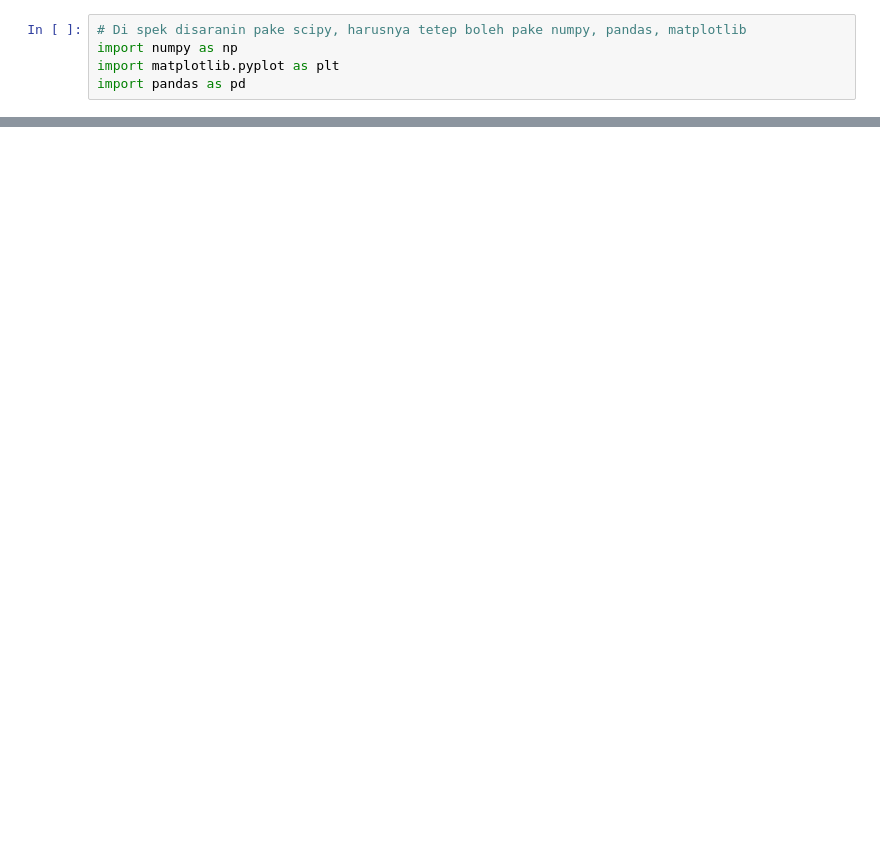
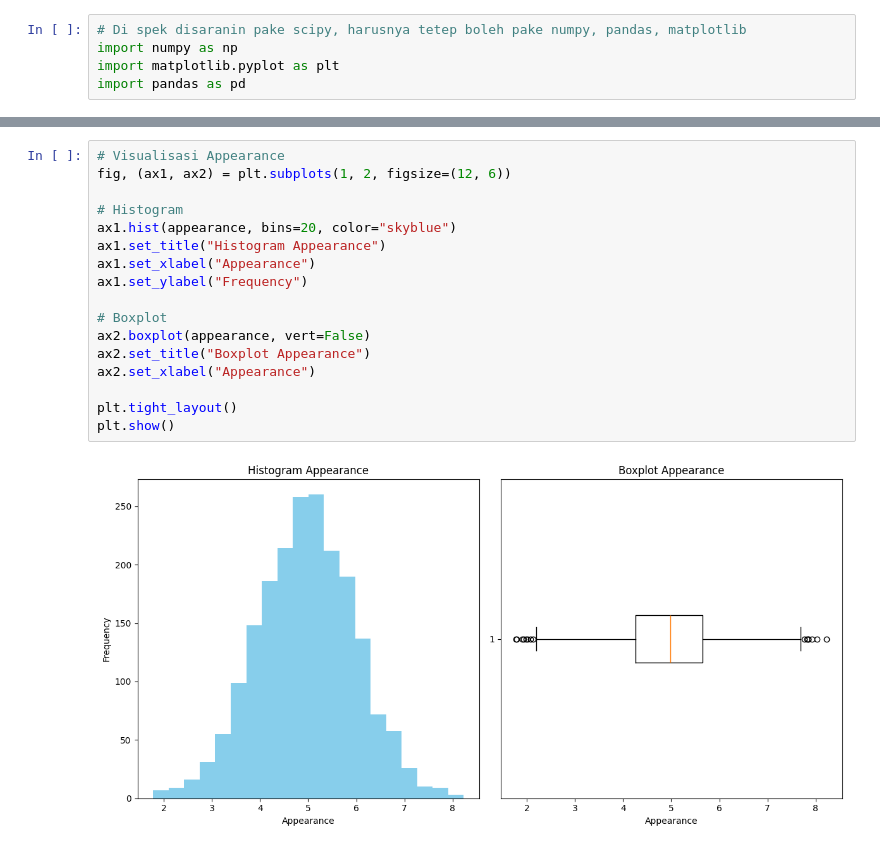
Before and after one commit to SandWithCheese/TubesProbstat, a Jupyter notebook: src/main.ipynb, the cells around one changed output, grey strips where cells are left out. Cells and saved outputs as stored; diff of their text form; blank space fills up the shorter version.

```diff
--- a/src/main.ipynb
+++ b/src/main.ipynb
@@ -15,0 +1017,19 @@ df.head()
+# %%
+# Visualisasi Appearance
+fig, (ax1, ax2) = plt.subplots(1, 2, figsize=(12, 6))
+
+# Histogram
+ax1.hist(appearance, bins=20, color="skyblue")
+ax1.set_title("Histogram Appearance")
+ax1.set_xlabel("Appearance")
+ax1.set_ylabel("Frequency")
+
+# Boxplot
+ax2.boxplot(appearance, vert=False)
+ax2.set_title("Boxplot Appearance")
+ax2.set_xlabel("Appearance")
+
+plt.tight_layout()
+plt.show()
+# %% [output]
+[figure, added]
```
Also changed, not shown: parts of 29 cells of this notebook.
